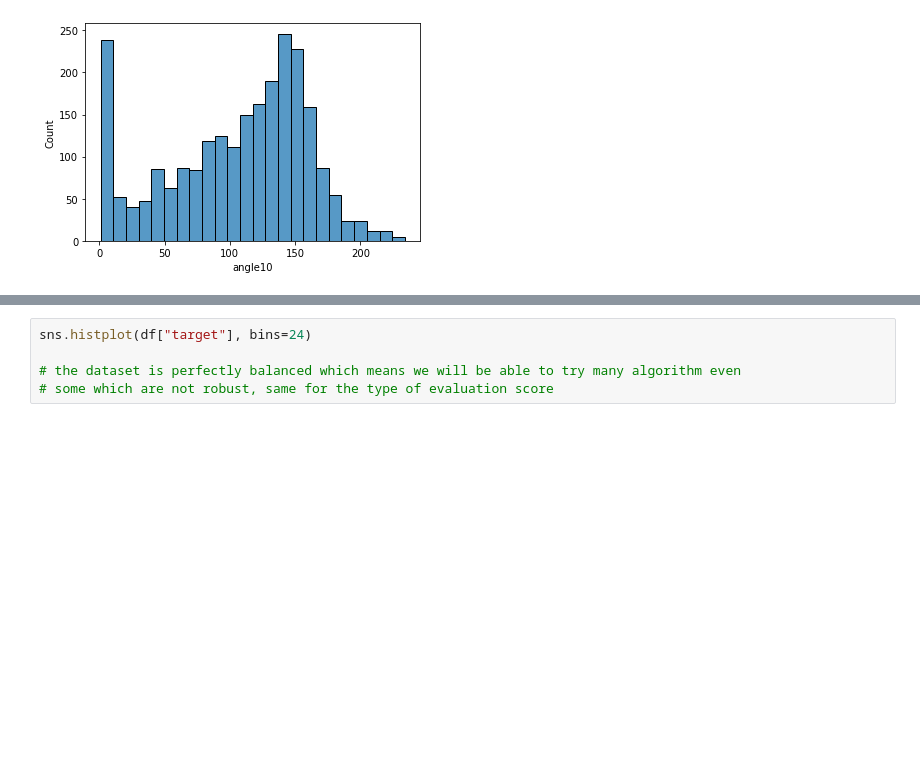
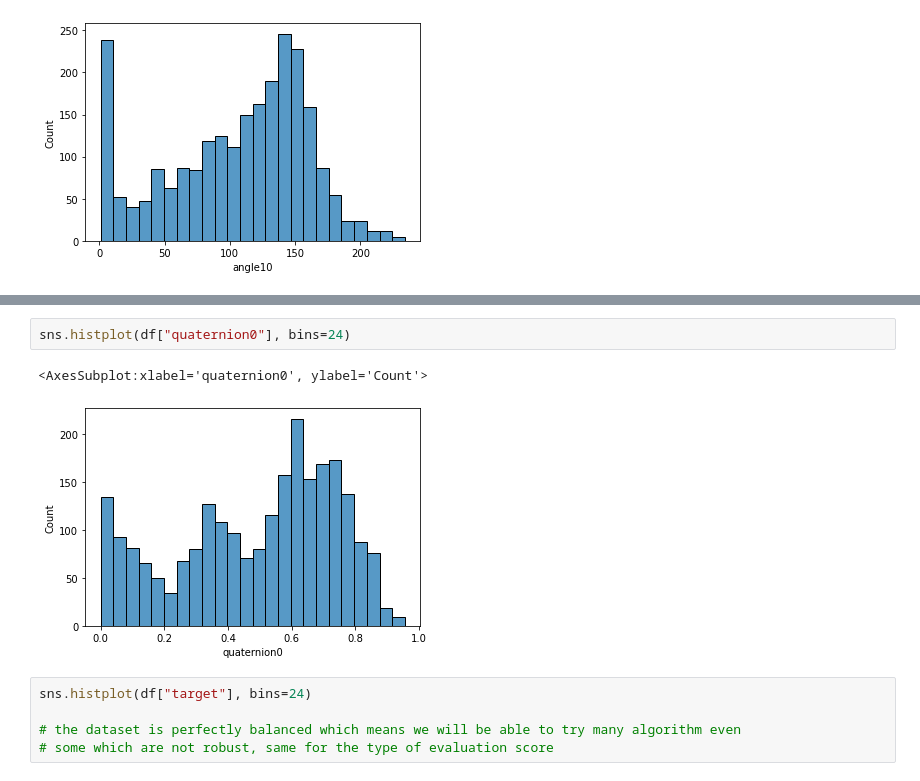
Before and after one commit to hanzopgp/MasterArtificialIntelligencePTs, a Jupyter notebook: S3/REDS/TME/HandGesture/src/data_analysis.ipynb, the cells around one changed output, grey strips where cells are left out. Saved outputs shown, nothing was run; the diff lists cells and outputs as text; blank space fills up the shorter version.

```diff
--- a/S3/REDS/TME/HandGesture/src/data_analysis.ipynb
+++ b/S3/REDS/TME/HandGesture/src/data_analysis.ipynb
@@ -113,3 +123,8 @@ sns.histplot(df["angle10"], bins=24)
+# %%
+sns.histplot(df["quaternion0"], bins=24)
+# %% [output]
+<AxesSubplot:xlabel='quaternion0', ylabel='Count'>
+[figure, added]
 # %%
 sns.histplot(df["target"], bins=24)
 
```
Also changed, not shown: parts of 2 cells of this notebook, 1 other file.
